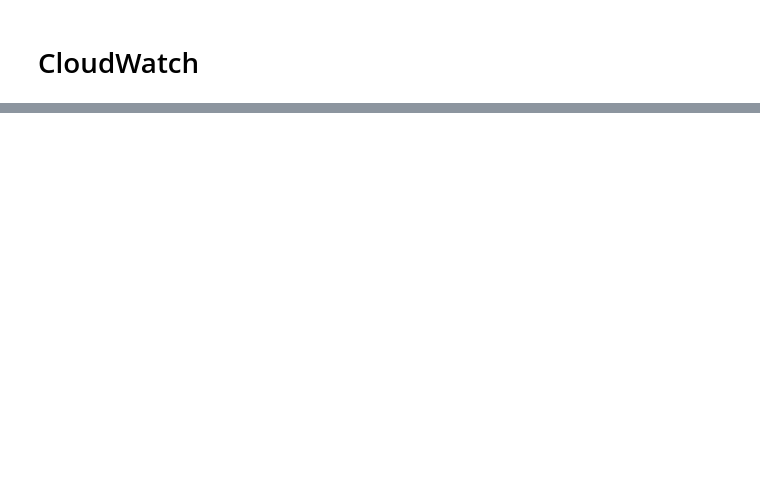
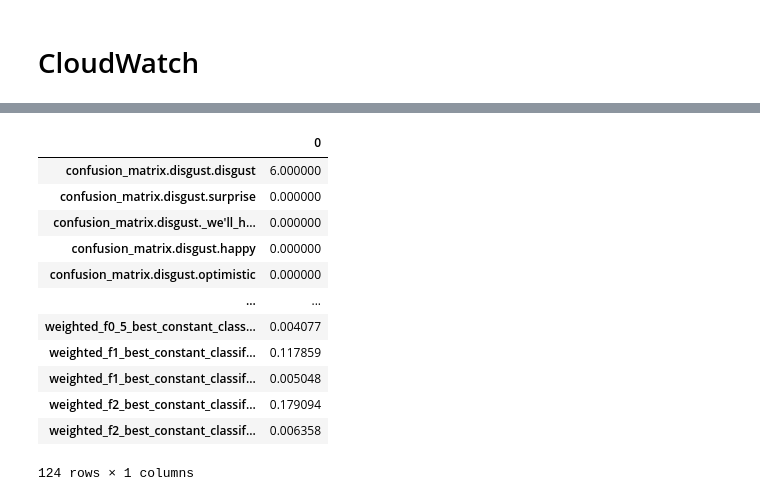
Before and after one commit to jeffreykthomas/AAI-540-Final, a Jupyter notebook: CloudWatch.ipynb, the cells around one changed output, grey strips where cells are left out. Saved outputs shown, nothing was run; the diff lists cells and outputs as text; code cells hidden in the pictures; blank space fills up the shorter version.

Commit message:
Cloudwatch Latest Update

```diff
--- a/CloudWatch.ipynb
+++ b/CloudWatch.ipynb
@@ -20,8 +25,12 @@ Wall time: 8.43 ms
 # %%
 ##S3 prefixes
-prefix = "sagemaker/AIEmotions-ModelQualityMonitor"
 bucket_name = 'aai-540-final-data'
 region_name = 'us-west-2'
+session = sagemaker.Session(boto3.Session(region_name=region_name))
+s3 = session.boto_session.client('s3')
+s3_path = 'athena/results/'
+
+prefix = "sagemaker/AIEmotions-ModelQualityMonitor"
 data_capture_prefix = f"{prefix}/datacapture"
 s3_capture_upload_path = f"s3://{bucket_name}/{data_capture_prefix}"
 
@@ -116,0 +293,32 @@ baseline_dataset_uri
+# %%
+from sagemaker.model_monitor import ModelQualityMonitor
+from sagemaker.model_monitor import EndpointInput
+from sagemaker.model_monitor.dataset_format import DatasetFormat
+
+
+
+emotions_base_model_quality_monitor = ModelQualityMonitor(
+    role=role,
+    instance_count=1,
+    instance_type='ml.m5.large',
+    volume_size_in_gb=20,
+    max_runtime_in_seconds=1800,
+    sagemaker_session=session,
+)
+
+# Name of the model quality baseline job
+baseline_job_name = f"AIEmotions-base-model-baseline-job-{datetime.utcnow():%Y-%m-%d-%H%M}"
+
+
+# Execute the baseline suggestion job.
+job = emotions_base_model_quality_monitor.suggest_baseline(
+    job_name=baseline_job_name,
+    baseline_dataset=baseline_dataset_uri,
+    dataset_format=DatasetFormat.csv(header=True),
+    output_s3_uri=baseline_results_uri,
+    problem_type="MulticlassClassification",
+    inference_attribute="pred_label",
+    probability_attribute="probability",
+    ground_truth_attribute="true_label",
+)
+job.wait(logs=False)
@@ -116,0 +333,19 @@ baseline_dataset_uri
+# %%
+baseline_job = emotions_base_model_quality_monitor.latest_baselining_job
+# %%
+multiclass_metrics = baseline_job.baseline_statistics().body_dict["multiclass_classification_metrics"]
+pd.json_normalize(multiclass_metrics).T
+# %% [output]
+|  | 0 |
+| confusion_matrix.disgust.disgust | 6.000000 |
+| confusion_matrix.disgust.surprise | 0.000000 |
+| confusion_matrix.disgust._we'll_h... | 0.000000 |
+| confusion_matrix.disgust.happy | 0.000000 |
+| confusion_matrix.disgust.optimistic | 0.000000 |
+| ... | ... |
+| weighted_f0_5_best_constant_class... | 0.004077 |
+| weighted_f1_best_constant_classif... | 0.117859 |
+| weighted_f1_best_constant_classif... | 0.005048 |
+| weighted_f2_best_constant_classif... | 0.179094 |
+| weighted_f2_best_constant_classif... | 0.006358 |
+124 rows × 1 columns
```
Also changed, not shown: parts of 31 cells of this notebook.
